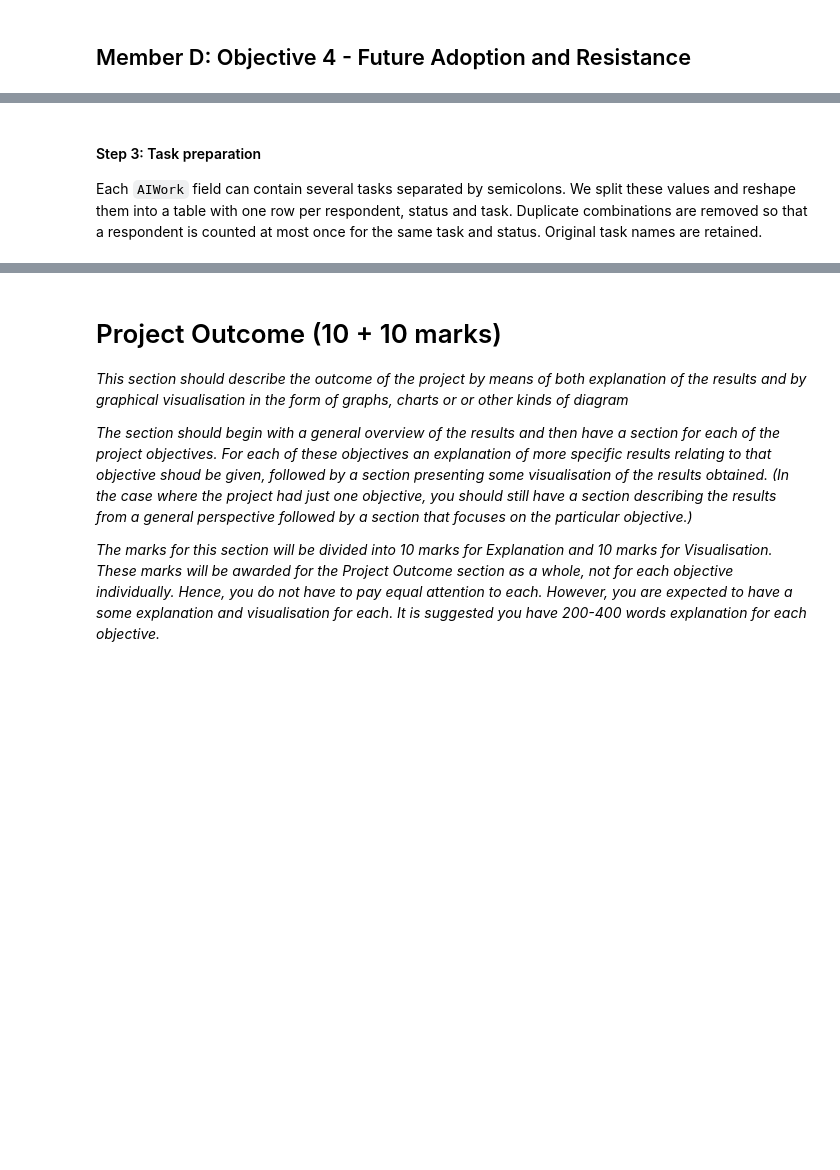
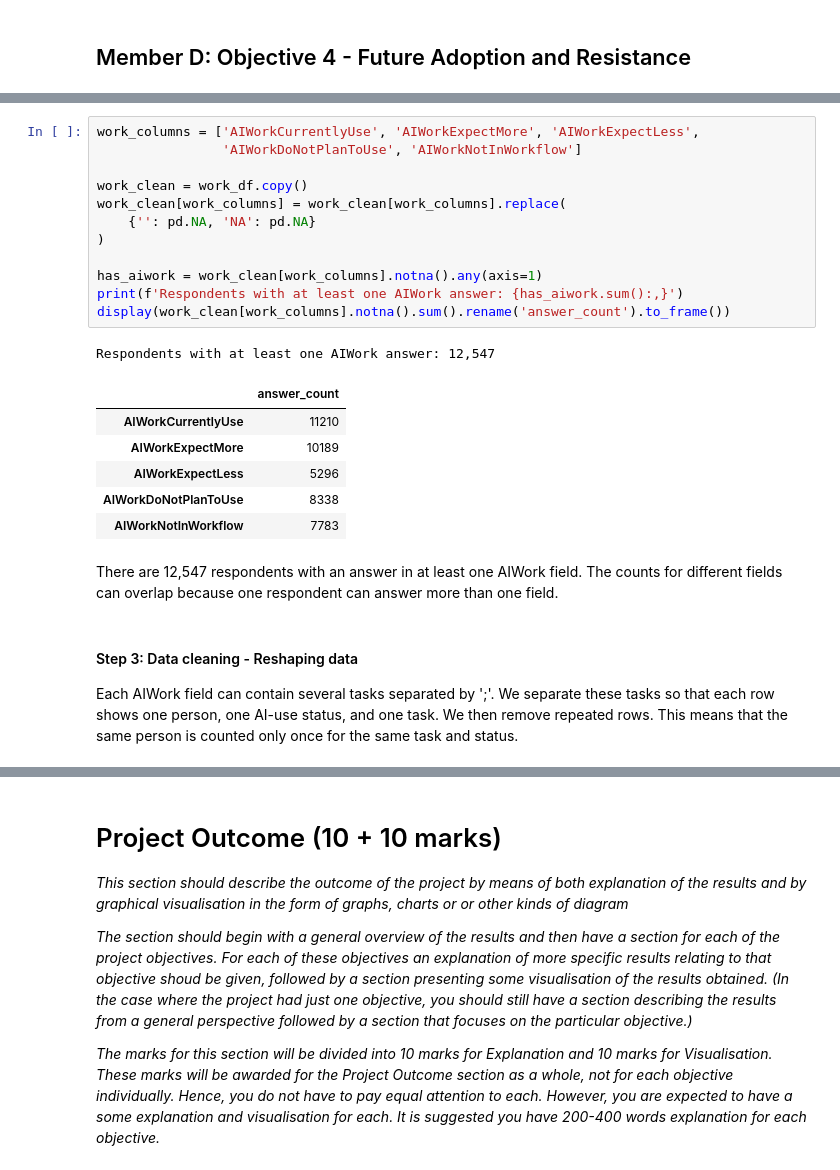
Before and after one commit to Reed-Xuu/Togepi-AI-Use-Across-Software-Development-Tasks, a Jupyter notebook: docs/member_d/group_project_D.ipynb, the cells around one changed output, grey strips where cells are left out. Saved outputs shown, nothing was run; the diff lists cells and outputs as text; blank space fills up the shorter version.

```diff
--- a/docs/member_d/group_project_D.ipynb
+++ b/docs/member_d/group_project_D.ipynb
@@ -279,5 +187,27 @@ A total of 12,547 respondents have a record in at least one of the five `AIWork`
+# %%
+work_columns = ['AIWorkCurrentlyUse', 'AIWorkExpectMore', 'AIWorkExpectLess',
+                'AIWorkDoNotPlanToUse', 'AIWorkNotInWorkflow']
+
+work_clean = work_df.copy()
+work_clean[work_columns] = work_clean[work_columns].replace(
+    {'': pd.NA, 'NA': pd.NA}
+)
+
+has_aiwork = work_clean[work_columns].notna().any(axis=1)
+print(f'Respondents with at least one AIWork answer: {has_aiwork.sum():,}')
+display(work_clean[work_columns].notna().sum().rename('answer_count').to_frame())
+# %% [output]
+Respondents with at least one AIWork answer: 12,547
+|  | answer_count |
+| AIWorkCurrentlyUse | 11210 |
+| AIWorkExpectMore | 10189 |
+| AIWorkExpectLess | 5296 |
+| AIWorkDoNotPlanToUse | 8338 |
+| AIWorkNotInWorkflow | 7783 |
+# %% [markdown]
+There are 12,547 respondents with an answer in at least one AIWork field. The counts for different fields can overlap because one respondent can answer more than one field.
 # %% [markdown]
-#### Step 3: Task preparation
+#### Step 3: Data cleaning - Reshaping data
 
-Each `AIWork` field can contain several tasks separated by semicolons. We split these values and reshape them into a table with one row per respondent, status and task. Duplicate combinations are removed so that a respondent is counted at most once for the same task and status. Original task names are retained.
+Each AIWork field can contain several tasks separated by ';'. We separate these tasks so that each row shows one person, one AI-use status, and one task. We then remove repeated rows. This means that the same person is counted only once for the same task and status.
 # %%
```
Also changed, not shown: parts of 28 cells of this notebook.
